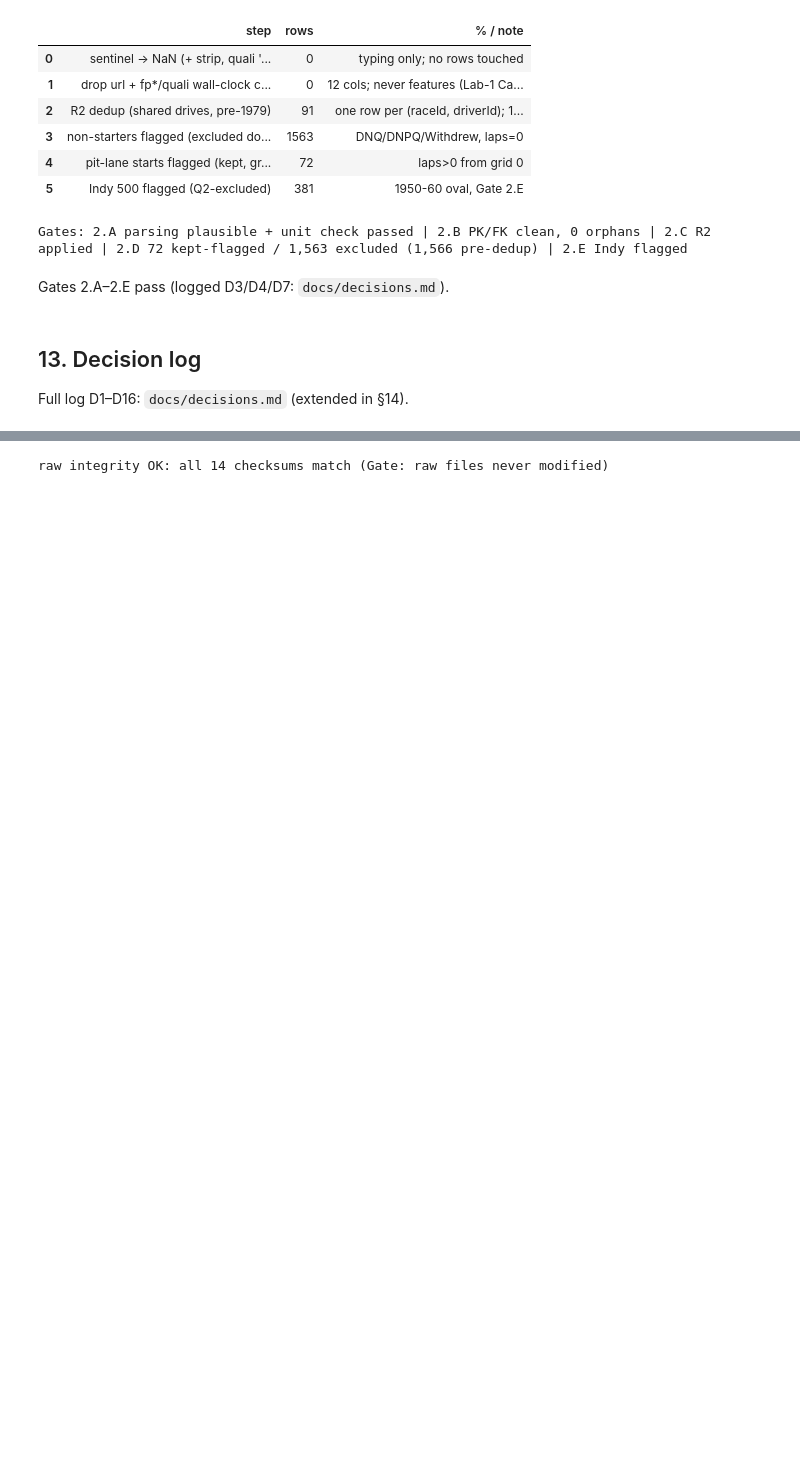
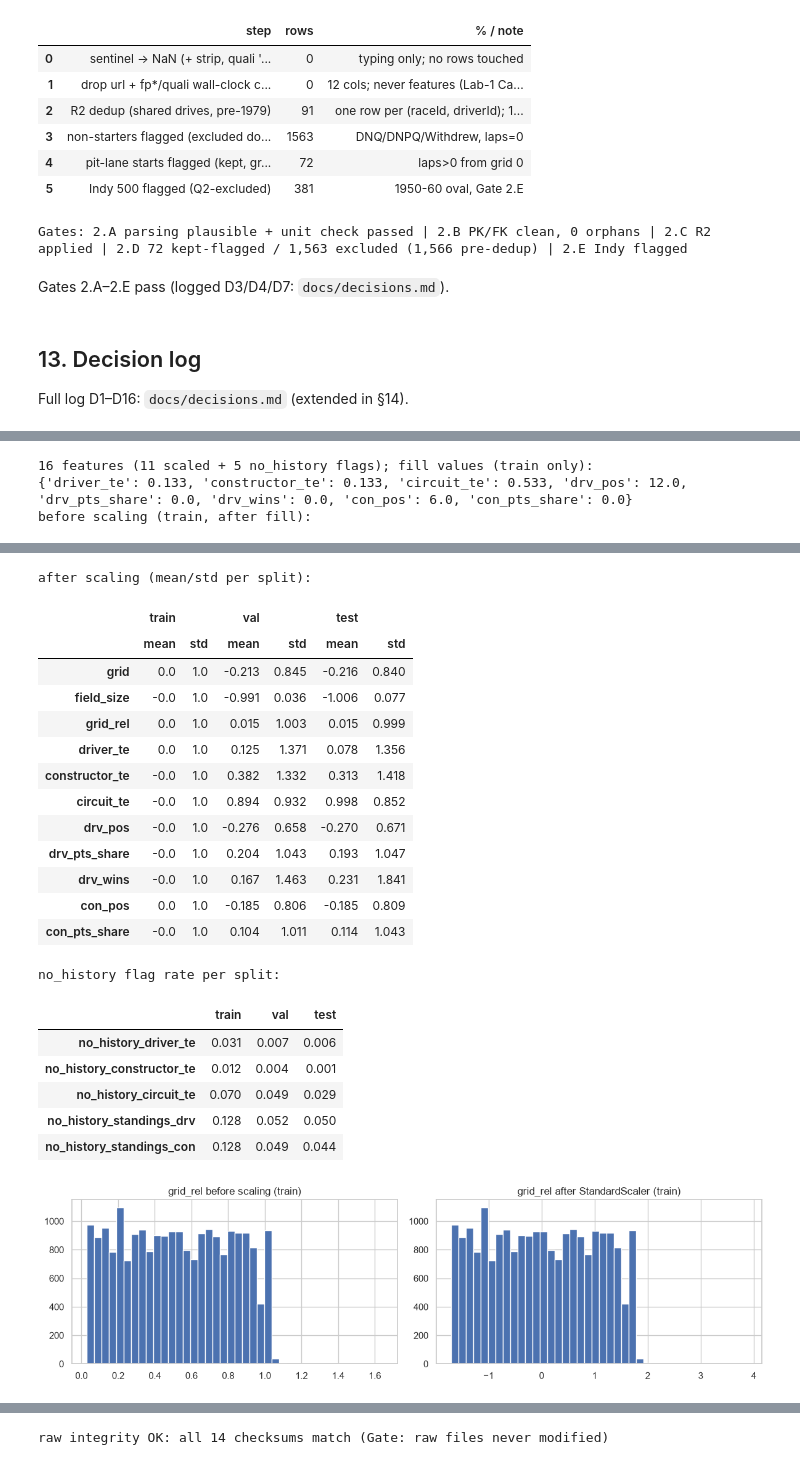
Before and after one commit to MohamedAyman04/f1-drivers, a Jupyter notebook: notebooks/f1_podium_prediction.ipynb, the cells around one changed output, grey strips where cells are left out. Cells and saved outputs as stored; diff of their text form; code cells hidden in the pictures; blank space fills up the shorter version.

Commit message:
Latest run to notebook, preprocessing, training and models done

```diff
--- a/notebooks/f1_podium_prediction.ipynb
+++ b/notebooks/f1_podium_prediction.ipynb
@@ -2214,0 +2377,51 @@ Total Decisions Logged: 16 (all decided, 0 open)
+# %%
+# 16.1 feature lists; history columns go through the fill-and-flag path (M4)
+BASE = ["grid", "field_size", "grid_rel"]
+FLAG_GROUPS = {
+    "driver_te": ["driver_te"], "constructor_te": ["constructor_te"], "circuit_te": ["circuit_te"],
+    "standings_drv": ["drv_pos", "drv_pts_share", "drv_wins"], "standings_con": ["con_pos", "con_pts_share"],
+}
+# no history: target encodings -> train prior; points/wins -> 0 (nothing earned yet); positions -> train median
+OVERRIDES = {"driver_te": P_ALL, "constructor_te": P_ALL, "circuit_te": P_TOP3,
+             "drv_pts_share": 0.0, "drv_wins": 0.0, "con_pts_share": 0.0}
+FLAG_COLS = [f"no_history_{g}" for g in FLAG_GROUPS]
+CONT = BASE + [c for cols in FLAG_GROUPS.values() for c in cols]  # continuous -> scaled; flags pass through
+FEATURES = CONT + FLAG_COLS
+
+tr, va, te = (mt[mt["split"] == s] for s in SPLITS)
+fills = fit_fill(tr, FLAG_GROUPS, OVERRIDES)
+scaler = StandardScaler().fit(apply_fill_flag(tr, FLAG_GROUPS, fills)[CONT])  # TRAIN only, after the fill
+
+def prep(df):
+    X = apply_fill_flag(df, FLAG_GROUPS, fills)[FEATURES].copy()
+    X[CONT] = scaler.transform(X[CONT])
+    return X
+
+X_train, X_val, X_test = prep(tr), prep(va), prep(te)
+y_train, y_val, y_test = tr["podium"], va["podium"], te["podium"]
+
+assert not X_train.isna().any().any() and not X_val.isna().any().any() and not X_test.isna().any().any()
+assert np.allclose(X_train[CONT].mean(), 0, atol=1e-9) and np.allclose(X_train[CONT].std(ddof=0), 1, atol=1e-9)
+assert not np.allclose(X_test[CONT].mean(), 0, atol=1e-3), "test looks refit: scaler must be fit on train only"
+print(f"{len(FEATURES)} features ({len(CONT)} scaled + {len(FLAG_COLS)} no_history flags); fill values (train only):")
+print({k: round(float(v), 3) for k, v in fills.items()})
+print("before scaling (train, after fill):")
+display(apply_fill_flag(tr, FLAG_GROUPS, fills)[CONT].describe().T[["mean", "std", "min", "max"]].round(3))
+print("after scaling (mean/std per split):")
+display(pd.concat({"train": X_train[CONT].agg(["mean", "std"]).T,
+                   "val": X_val[CONT].agg(["mean", "std"]).T,
+                   "test": X_test[CONT].agg(["mean", "std"]).T}, axis=1).round(3))
+print("no_history flag rate per split:")
+display(pd.DataFrame({"train": X_train[FLAG_COLS].mean(), "val": X_val[FLAG_COLS].mean(), "test": X_test[FLAG_COLS].mean()}).round(3))
+fig, axes = plt.subplots(1, 2, figsize=(12, 3.5))
+axes[0].hist(tr["grid_rel"], bins=40)
+axes[0].set_title("grid_rel before scaling (train)")
+axes[1].hist(X_train["grid_rel"], bins=40)
+axes[1].set_title("grid_rel after StandardScaler (train)")
+plt.tight_layout()
+plt.savefig(FIG_DIR / "fig_16_scaling.png", dpi=150)
+plt.show()
+# %% [output]
+16 features (11 scaled + 5 no_history flags); fill values (train only):
+{'driver_te': 0.133, 'constructor_te': 0.133, 'circuit_te': 0.533, 'drv_pos': 12.0, 'drv_pts_share': 0.0, 'drv_wins': 0.0, 'con_pos': 6.0, 'con_pts_share': 0.0}
+before scaling (train, after fill):
@@ -2214,0 +2440,22 @@ Total Decisions Logged: 16 (all decided, 0 open)
+after scaling (mean/std per split):
+|  | train |  | val |  | test |  |
+|  | mean | std | mean | std | mean | std |
+| grid | 0.0 | 1.0 | -0.213 | 0.845 | -0.216 | 0.840 |
+| field_size | -0.0 | 1.0 | -0.991 | 0.036 | -1.006 | 0.077 |
+| grid_rel | 0.0 | 1.0 | 0.015 | 1.003 | 0.015 | 0.999 |
+| driver_te | 0.0 | 1.0 | 0.125 | 1.371 | 0.078 | 1.356 |
+| constructor_te | -0.0 | 1.0 | 0.382 | 1.332 | 0.313 | 1.418 |
+| circuit_te | -0.0 | 1.0 | 0.894 | 0.932 | 0.998 | 0.852 |
+| drv_pos | -0.0 | 1.0 | -0.276 | 0.658 | -0.270 | 0.671 |
+| drv_pts_share | -0.0 | 1.0 | 0.204 | 1.043 | 0.193 | 1.047 |
+| drv_wins | -0.0 | 1.0 | 0.167 | 1.463 | 0.231 | 1.841 |
+| con_pos | 0.0 | 1.0 | -0.185 | 0.806 | -0.185 | 0.809 |
+| con_pts_share | -0.0 | 1.0 | 0.104 | 1.011 | 0.114 | 1.043 |
+no_history flag rate per split:
+|  | train | val | test |
+| no_history_driver_te | 0.031 | 0.007 | 0.006 |
+| no_history_constructor_te | 0.012 | 0.004 | 0.001 |
+| no_history_circuit_te | 0.070 | 0.049 | 0.029 |
+| no_history_standings_drv | 0.128 | 0.052 | 0.050 |
+| no_history_standings_con | 0.128 | 0.049 | 0.044 |
+[figure, added]
```
Also changed, not shown: parts of 65 cells of this notebook, 22 other files.
